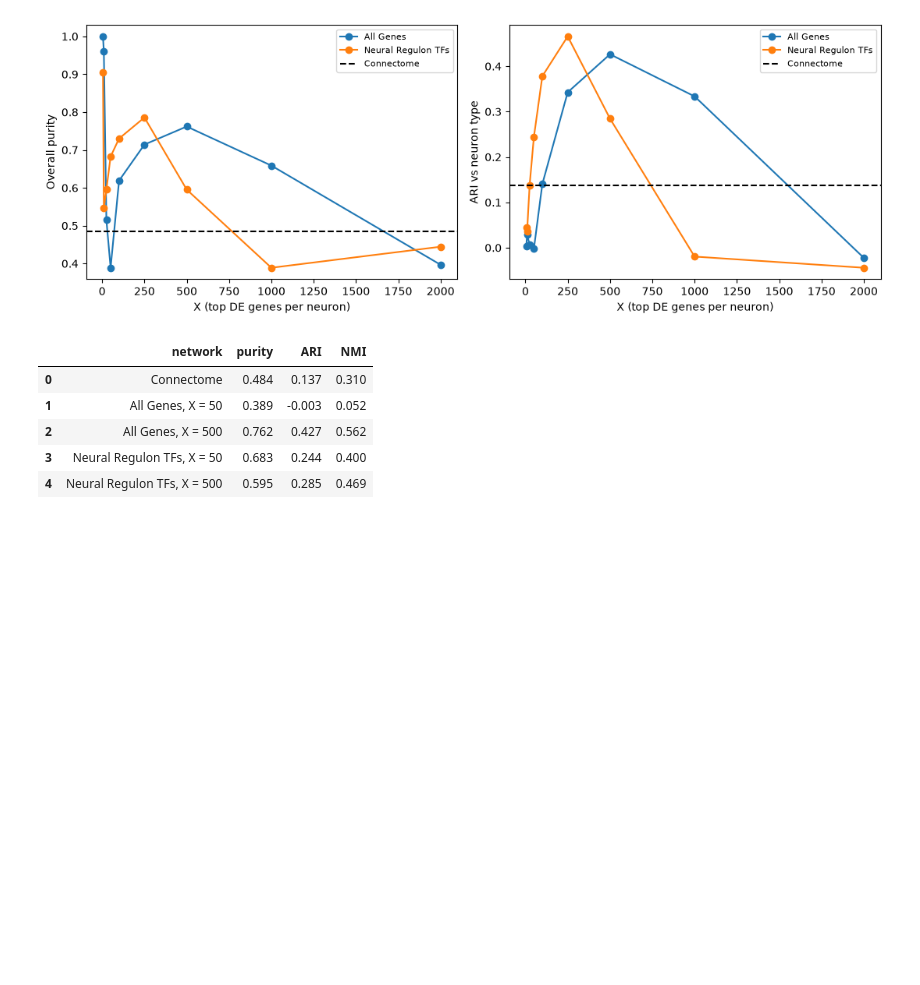
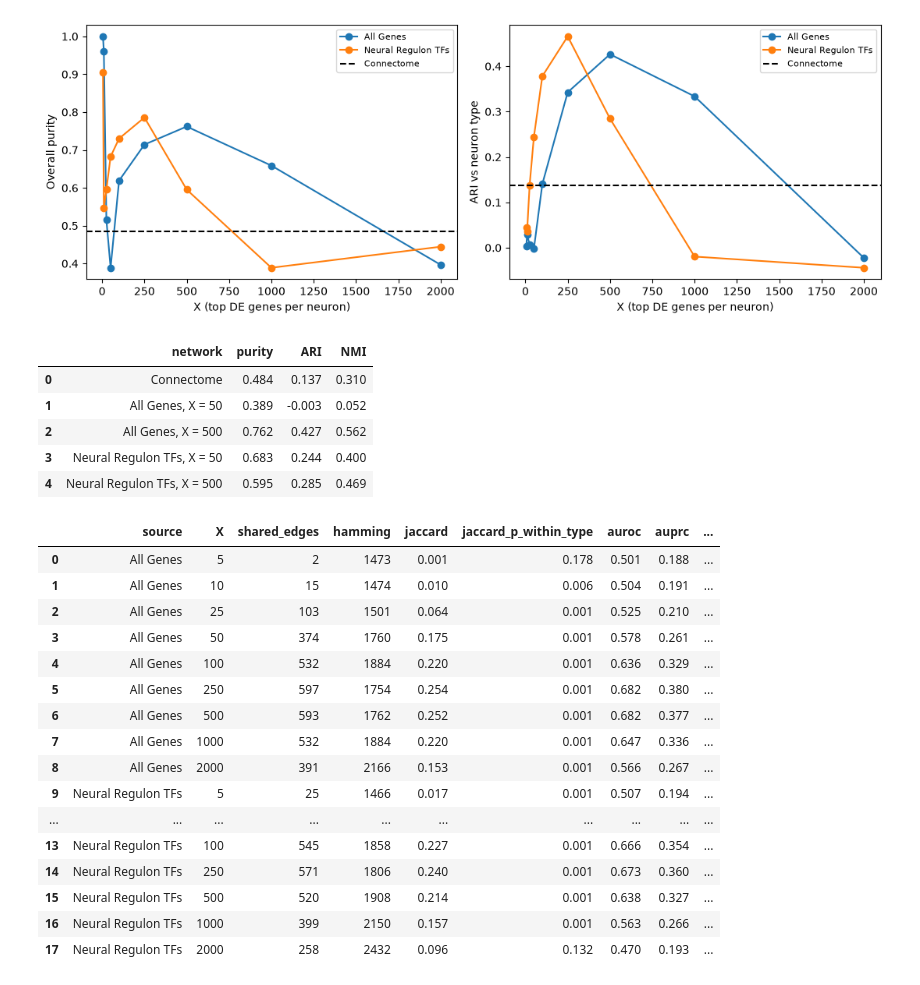
Before and after one commit to Sahvir-Bhaskaruni/Networks_Project, a Jupyter notebook: code/analysis_3.ipynb, the cells around one changed output. Drawn from its saved outputs; the diff is of its cells as text; code cells hidden in the pictures; blank space fills up the shorter version.

```diff
--- a/code/analysis_3.ipynb
+++ b/code/analysis_3.ipynb
@@ -544,3 +544,78 @@ forced = plot_forced_purity(conn, nets, sources, XS, X_show=[50, 500],
 | 2 | All Genes, X = 500 | 0.762 | 0.427 | 0.562 |
 | 3 | Neural Regulon TFs, X = 50 | 0.683 | 0.244 | 0.400 |
 | 4 | Neural Regulon TFs, X = 500 | 0.595 | 0.285 | 0.469 |
+# %%
+from sklearn.metrics import roc_auc_score, average_precision_score
+from scipy.stats import spearmanr
+
+nodes = list(conn.nodes)                       # same order as W in nets
+tvec  = np.array([types[n] for n in nodes])
+n     = len(nodes)
+iu    = np.triu_indices(n, 1)
+cross = tvec[iu[0]] != tvec[iu[1]]             # pairs of different neuron types
+
+def adj(G, weight=None):
+    return nx.to_numpy_array(G, nodelist=nodes, weight=weight)
+
+def norm_lap_eigs(A):
+    d = A.sum(1); inv = np.divide(1, np.sqrt(d), out=np.zeros_like(d), where=d > 0)
+    return np.linalg.eigvalsh(np.eye(len(A)) - inv[:, None] * A * inv[None, :])
+
+def within_type_perm(rng):
+    perm = np.arange(n)
+    for t in np.unique(tvec):
+        idx = np.where(tvec == t)[0]
+        perm[idx] = rng.permutation(idx)
+    return perm
+
+A_c, Aw_c = adj(conn) > 0, adj(conn, "weight")
+ac = A_c[iu]
+
+def compare_adj(G, W, n_perm=1000, seed=0):
+    B, Bw = adj(G) > 0, adj(G, "weight")
+    b, score = B[iu], W[iu]
+    shared = (ac & b).sum()
+    jac = shared / (ac | b).sum()
+
+    # within-type permutation null: shuffle which neuron is which, inside each type
+    rng, null = np.random.default_rng(seed), []
+    for _ in range(n_perm):
+        p = within_type_perm(rng)
+        bp = B[np.ix_(p, p)][iu]
+        null.append((ac & bp).sum() / (ac | bp).sum())
+    p_val = (1 + np.sum(np.array(null) >= jac)) / (1 + n_perm)
+
+    return dict(
+        shared_edges=int(shared),
+        hamming=int((ac ^ b).sum()),                       # = squared Frobenius of A_c - B
+        jaccard=jac, jaccard_p_within_type=p_val,
+        auroc=roc_auc_score(ac, score),
+        auprc=average_precision_score(ac, score), auprc_baseline=ac.mean(),
+        auroc_cross_type=roc_auc_score(ac[cross], score[cross]),
+        weight_rho=spearmanr(Aw_c[iu][ac], score[ac])[0],  # synapse strength vs expression weight
+        degree_rho=spearmanr(A_c.sum(1), B.sum(1))[0],
+        spectral_dist=np.linalg.norm(norm_lap_eigs(A_c.astype(float)) -
+                                     norm_lap_eigs(B.astype(float))),
+    )
+
+rows = [dict(source=s, X=X, **compare_adj(G, W)) for (s, X), (G, W) in nets.items()]
+edge_cmp = pd.DataFrame(rows).sort_values(["source", "X"])
+edge_cmp.round(3)
+# %% [output]
+|  | source | X | shared_edges | hamming | jaccard | jaccard_p_within_type | auroc | auprc | ... |
+| 0 | All Genes | 5 | 2 | 1473 | 0.001 | 0.178 | 0.501 | 0.188 | ... |
+| 1 | All Genes | 10 | 15 | 1474 | 0.010 | 0.006 | 0.504 | 0.191 | ... |
+| 2 | All Genes | 25 | 103 | 1501 | 0.064 | 0.001 | 0.525 | 0.210 | ... |
+| 3 | All Genes | 50 | 374 | 1760 | 0.175 | 0.001 | 0.578 | 0.261 | ... |
+| 4 | All Genes | 100 | 532 | 1884 | 0.220 | 0.001 | 0.636 | 0.329 | ... |
+| 5 | All Genes | 250 | 597 | 1754 | 0.254 | 0.001 | 0.682 | 0.380 | ... |
+| 6 | All Genes | 500 | 593 | 1762 | 0.252 | 0.001 | 0.682 | 0.377 | ... |
+| 7 | All Genes | 1000 | 532 | 1884 | 0.220 | 0.001 | 0.647 | 0.336 | ... |
+| 8 | All Genes | 2000 | 391 | 2166 | 0.153 | 0.001 | 0.566 | 0.267 | ... |
+| 9 | Neural Regulon TFs | 5 | 25 | 1466 | 0.017 | 0.001 | 0.507 | 0.194 | ... |
+| ... | ... | ... | ... | ... | ... | ... | ... | ... | ... |
+| 13 | Neural Regulon TFs | 100 | 545 | 1858 | 0.227 | 0.001 | 0.666 | 0.354 | ... |
+| 14 | Neural Regulon TFs | 250 | 571 | 1806 | 0.240 | 0.001 | 0.673 | 0.360 | ... |
+| 15 | Neural Regulon TFs | 500 | 520 | 1908 | 0.214 | 0.001 | 0.638 | 0.327 | ... |
+| 16 | Neural Regulon TFs | 1000 | 399 | 2150 | 0.157 | 0.001 | 0.563 | 0.266 | ... |
+| 17 | Neural Regulon TFs | 2000 | 258 | 2432 | 0.096 | 0.132 | 0.470 | 0.193 | ... |
```
Also changed, not shown: parts of 3 cells of this notebook.
